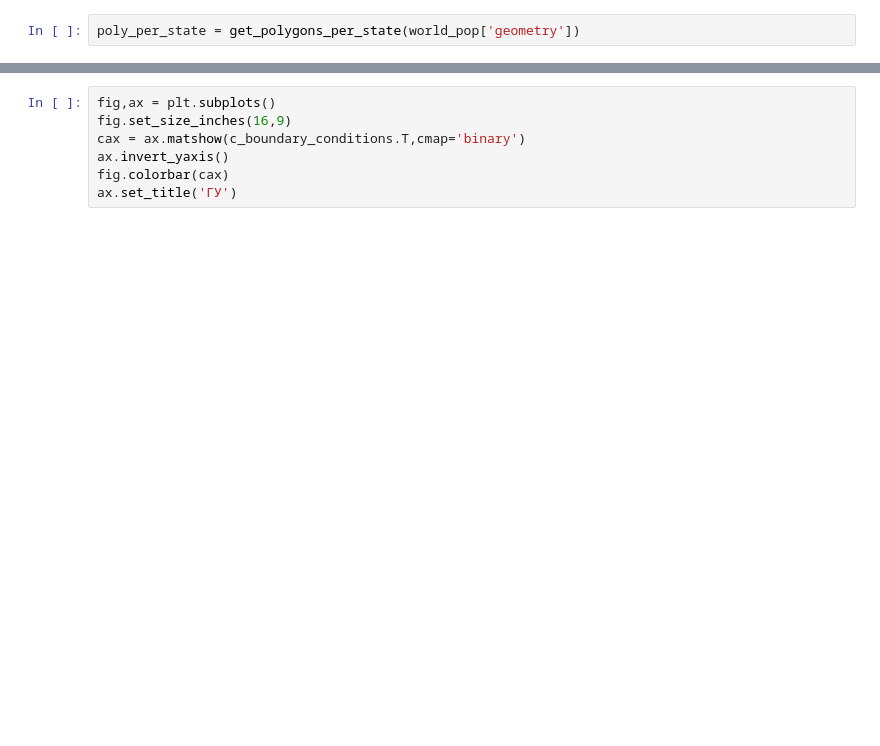
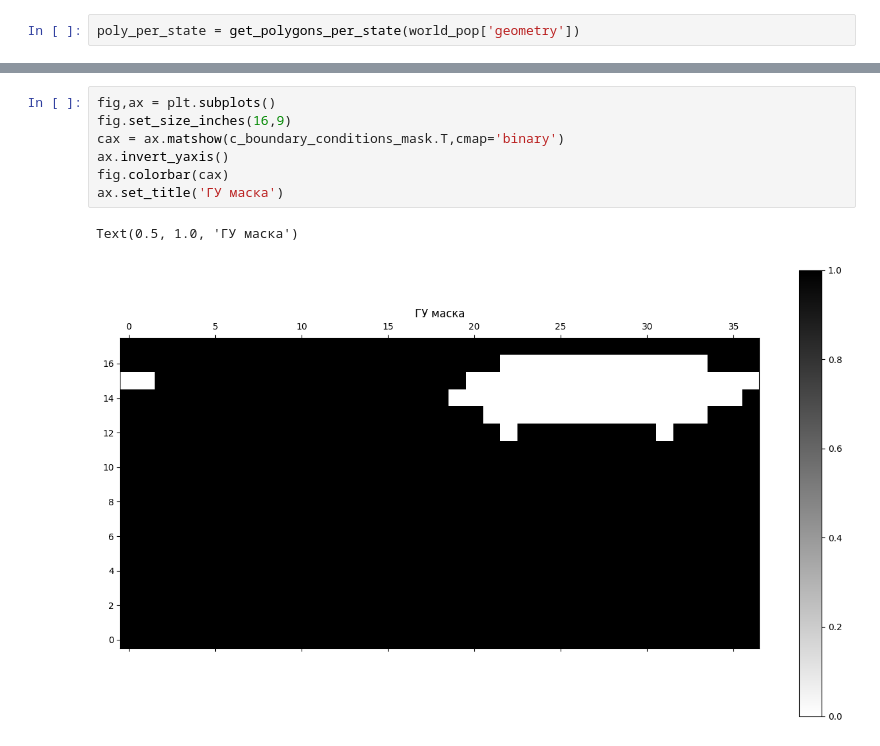
Before and after one commit to RepnikovPavel/GlobalDynamics, a Jupyter notebook: code.ipynb, the cells around one changed output, grey strips where cells are left out. Cells and saved outputs as stored; diff of their text form; blank space fills up the shorter version.

```diff
--- a/code.ipynb
+++ b/code.ipynb
@@ -128,7 +141,10 @@ ax.set_title(r'$НУ, \Sigma = {}$'.format(np.sum(c_cities_vs)))
 # %%
 fig,ax = plt.subplots()
 fig.set_size_inches(16,9)
-cax = ax.matshow(c_boundary_conditions.T,cmap='binary')
+cax = ax.matshow(c_boundary_conditions_mask.T,cmap='binary')
 ax.invert_yaxis()
 fig.colorbar(cax)
-ax.set_title('ГУ')
+ax.set_title('ГУ маска')
+# %% [output]
+Text(0.5, 1.0, 'ГУ маска')
+[figure, added]
```
Also changed, not shown: parts of 18 cells of this notebook, 6 other files.
